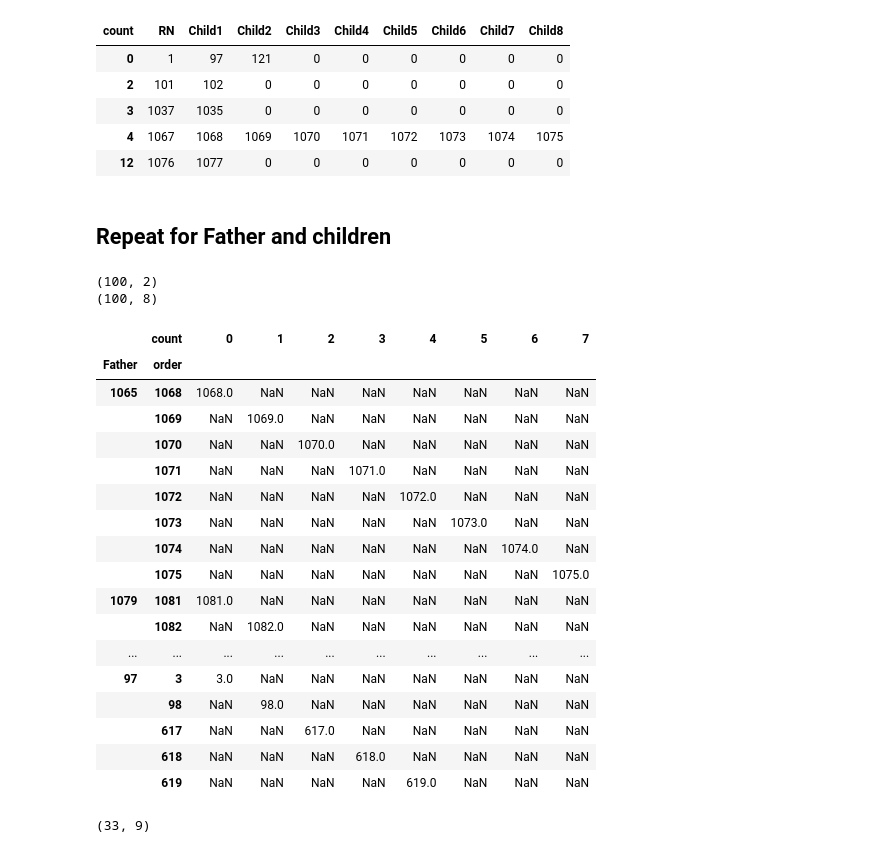
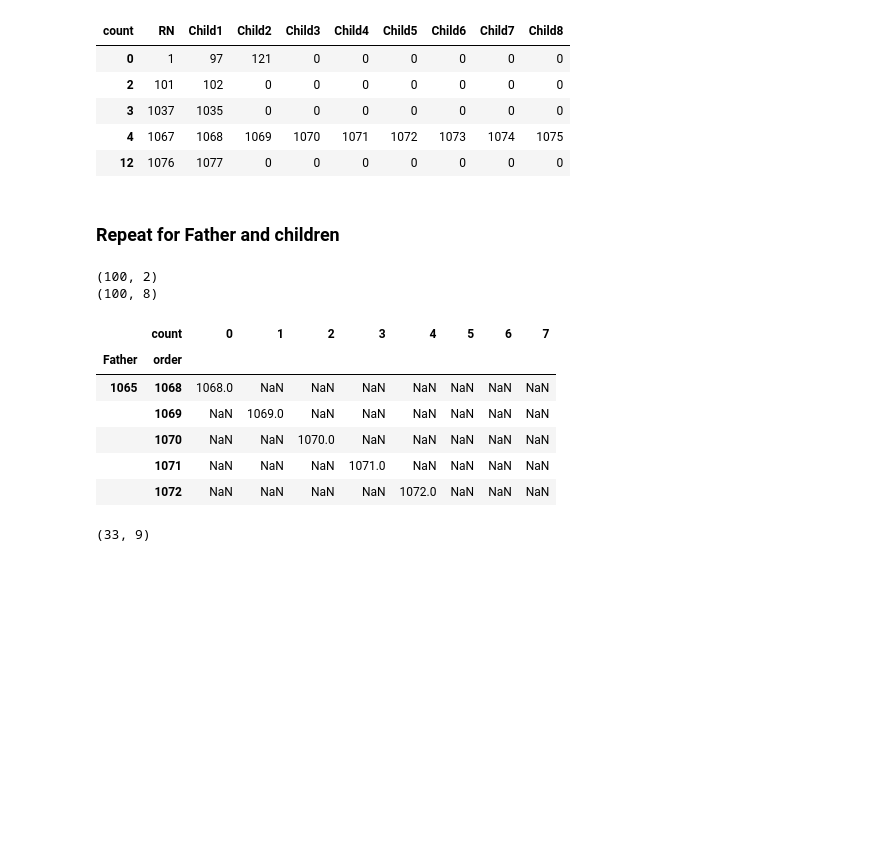
Before and after one commit to turtlek/CabellFamSociety, a Jupyter notebook: EnslavedData_UnionHill.ipynb, the cells around one changed output. Cells and saved outputs as stored; diff of their text form; code cells hidden in the pictures; blank space fills up the shorter version.

```diff
--- a/EnslavedData_UnionHill.ipynb
+++ b/EnslavedData_UnionHill.ipynb
@@ -233,39 +233,28 @@ df.head()
 | 4 | 1067 | 1068 | 1069 | 1070 | 1071 | 1072 | 1073 | 1074 | 1075 |
 | 12 | 1076 | 1077 | 0 | 0 | 0 | 0 | 0 | 0 | 0 |
 # %% [markdown]
-## Repeat for Father and children
+### Repeat for Father and children
 # %%
 #create dataframe of Fathers
 dff = person[['Father','RN']]
 dff = dff.dropna().sort_values(['Father','RN'])
 print(dff.shape)
 dff['count'] = dff.groupby('Father').cumcount()
 dff['order'] = dff['RN']
 dff = dff.sort_values(['Father','count'])
 dff = dff.pivot(index=['Father','order'], columns='count', values='RN')
 print(dff.shape)
-dff
+dff.head()
 # %% [output]
 (100, 2)
 (100, 8)
 |  | count | 0 | 1 | 2 | 3 | 4 | 5 | 6 | 7 |
 | Father | order |  |  |  |  |  |  |  |  |
 | 1065 | 1068 | 1068.0 | NaN | NaN | NaN | NaN | NaN | NaN | NaN |
 |  | 1069 | NaN | 1069.0 | NaN | NaN | NaN | NaN | NaN | NaN |
 |  | 1070 | NaN | NaN | 1070.0 | NaN | NaN | NaN | NaN | NaN |
 |  | 1071 | NaN | NaN | NaN | 1071.0 | NaN | NaN | NaN | NaN |
 |  | 1072 | NaN | NaN | NaN | NaN | 1072.0 | NaN | NaN | NaN |
-|  | 1073 | NaN | NaN | NaN | NaN | NaN | 1073.0 | NaN | NaN |
-|  | 1074 | NaN | NaN | NaN | NaN | NaN | NaN | 1074.0 | NaN |
-|  | 1075 | NaN | NaN | NaN | NaN | NaN | NaN | NaN | 1075.0 |
-| 1079 | 1081 | 1081.0 | NaN | NaN | NaN | NaN | NaN | NaN | NaN |
-|  | 1082 | NaN | 1082.0 | NaN | NaN | NaN | NaN | NaN | NaN |
-| ... | ... | ... | ... | ... | ... | ... | ... | ... | ... |
-| 97 | 3 | 3.0 | NaN | NaN | NaN | NaN | NaN | NaN | NaN |
-|  | 98 | NaN | 98.0 | NaN | NaN | NaN | NaN | NaN | NaN |
-|  | 617 | NaN | NaN | 617.0 | NaN | NaN | NaN | NaN | NaN |
-|  | 618 | NaN | NaN | NaN | 618.0 | NaN | NaN | NaN | NaN |
-|  | 619 | NaN | NaN | NaN | NaN | 619.0 | NaN | NaN | NaN |
 # %%
 dff[1] = dff[1].shift(periods=-1)
 dff[2] = dff[2].shift(periods=-2)
```
Also changed, not shown: parts of 111 cells of this notebook.
